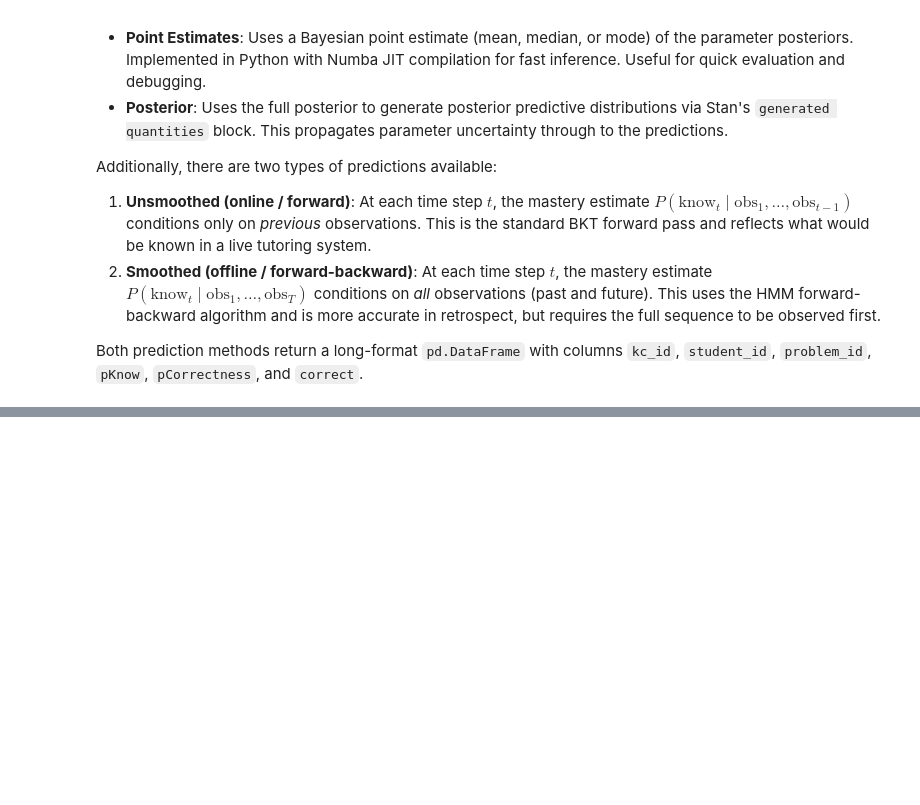
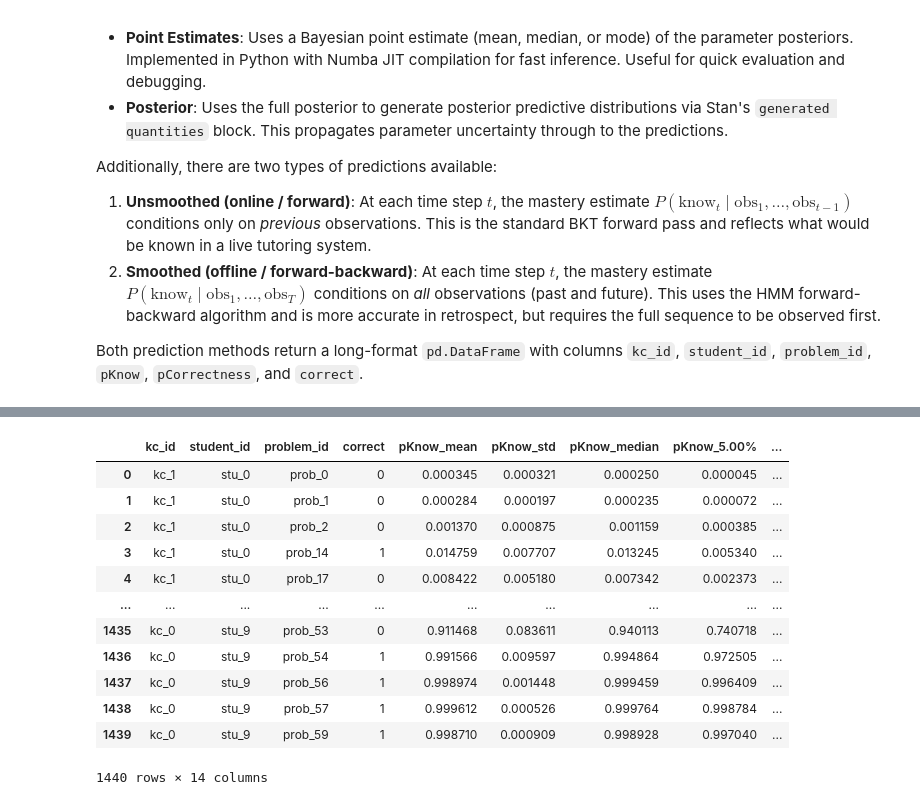
Before and after one commit to SiddharthaPradhan/StanBKT, a Jupyter notebook: docs/source/examples/02_simple_example.ipynb, the cells around one changed output, grey strips where cells are left out. Cells and saved outputs as stored; diff of their text form; code cells hidden in the pictures; blank space fills up the shorter version.

```diff
--- a/docs/source/examples/02_simple_example.ipynb
+++ b/docs/source/examples/02_simple_example.ipynb
@@ -326,0 +350,18 @@ smoothed_post_summary.head(23)
+# %%
+from stanbkt.utils import posterior_summary
+
+posterior_summary(smoothed_post_draws, col_mapping=col_mapping, quantiles=[0.05, 0.95])
+# %% [output]
+|  | kc_id | student_id | problem_id | correct | pKnow_mean | pKnow_std | pKnow_median | pKnow_5.00% | ... |
+| 0 | kc_1 | stu_0 | prob_0 | 0 | 0.000345 | 0.000321 | 0.000250 | 0.000045 | ... |
+| 1 | kc_1 | stu_0 | prob_1 | 0 | 0.000284 | 0.000197 | 0.000235 | 0.000072 | ... |
+| 2 | kc_1 | stu_0 | prob_2 | 0 | 0.001370 | 0.000875 | 0.001159 | 0.000385 | ... |
+| 3 | kc_1 | stu_0 | prob_14 | 1 | 0.014759 | 0.007707 | 0.013245 | 0.005340 | ... |
+| 4 | kc_1 | stu_0 | prob_17 | 0 | 0.008422 | 0.005180 | 0.007342 | 0.002373 | ... |
+| ... | ... | ... | ... | ... | ... | ... | ... | ... | ... |
+| 1435 | kc_0 | stu_9 | prob_53 | 0 | 0.911468 | 0.083611 | 0.940113 | 0.740718 | ... |
+| 1436 | kc_0 | stu_9 | prob_54 | 1 | 0.991566 | 0.009597 | 0.994864 | 0.972505 | ... |
+| 1437 | kc_0 | stu_9 | prob_56 | 1 | 0.998974 | 0.001448 | 0.999459 | 0.996409 | ... |
+| 1438 | kc_0 | stu_9 | prob_57 | 1 | 0.999612 | 0.000526 | 0.999764 | 0.998784 | ... |
+| 1439 | kc_0 | stu_9 | prob_59 | 1 | 0.998710 | 0.000909 | 0.998928 | 0.997040 | ... |
+1440 rows × 14 columns
```
Also changed, not shown: parts of 26 cells of this notebook, 2 other files.
